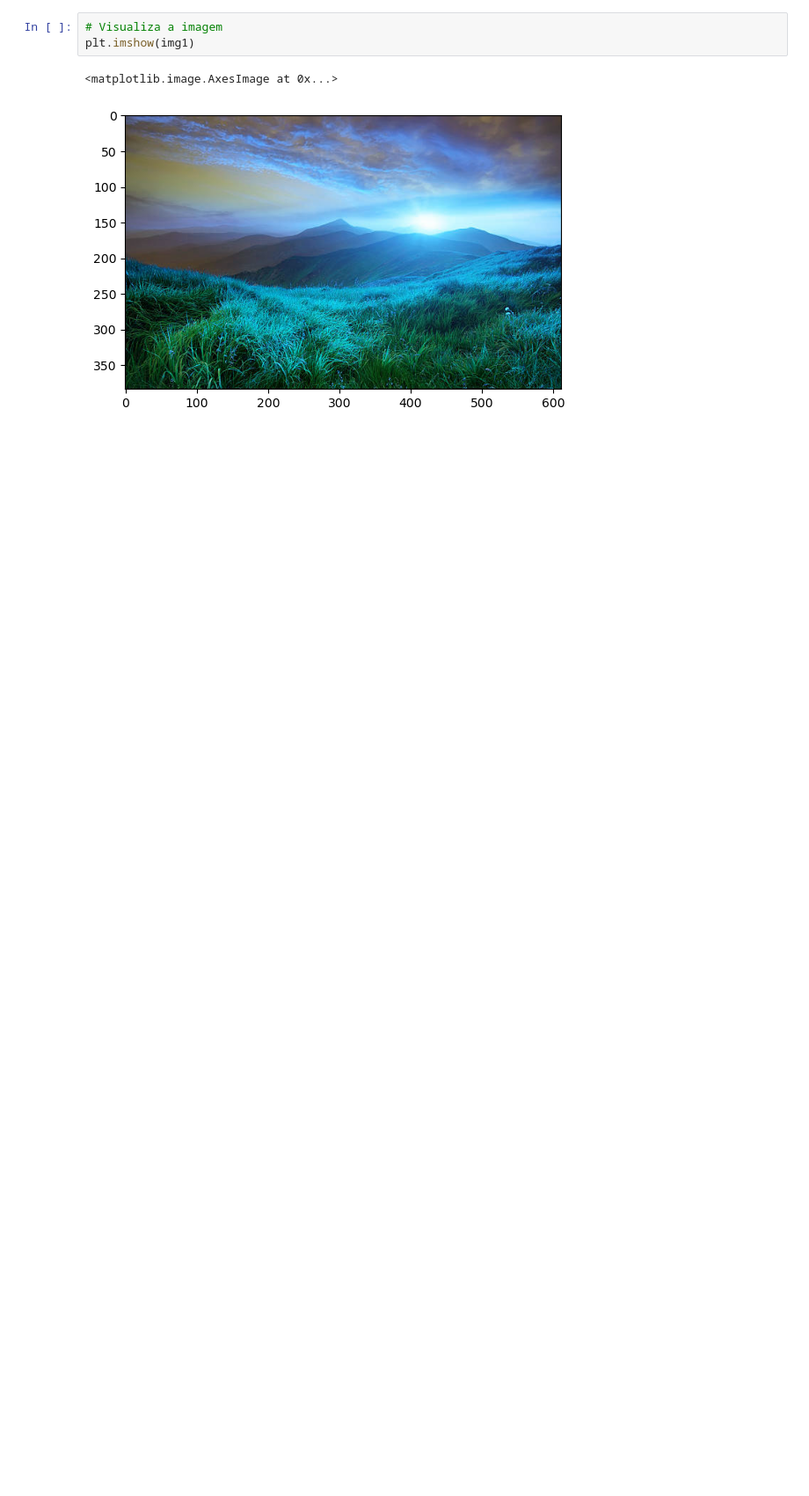
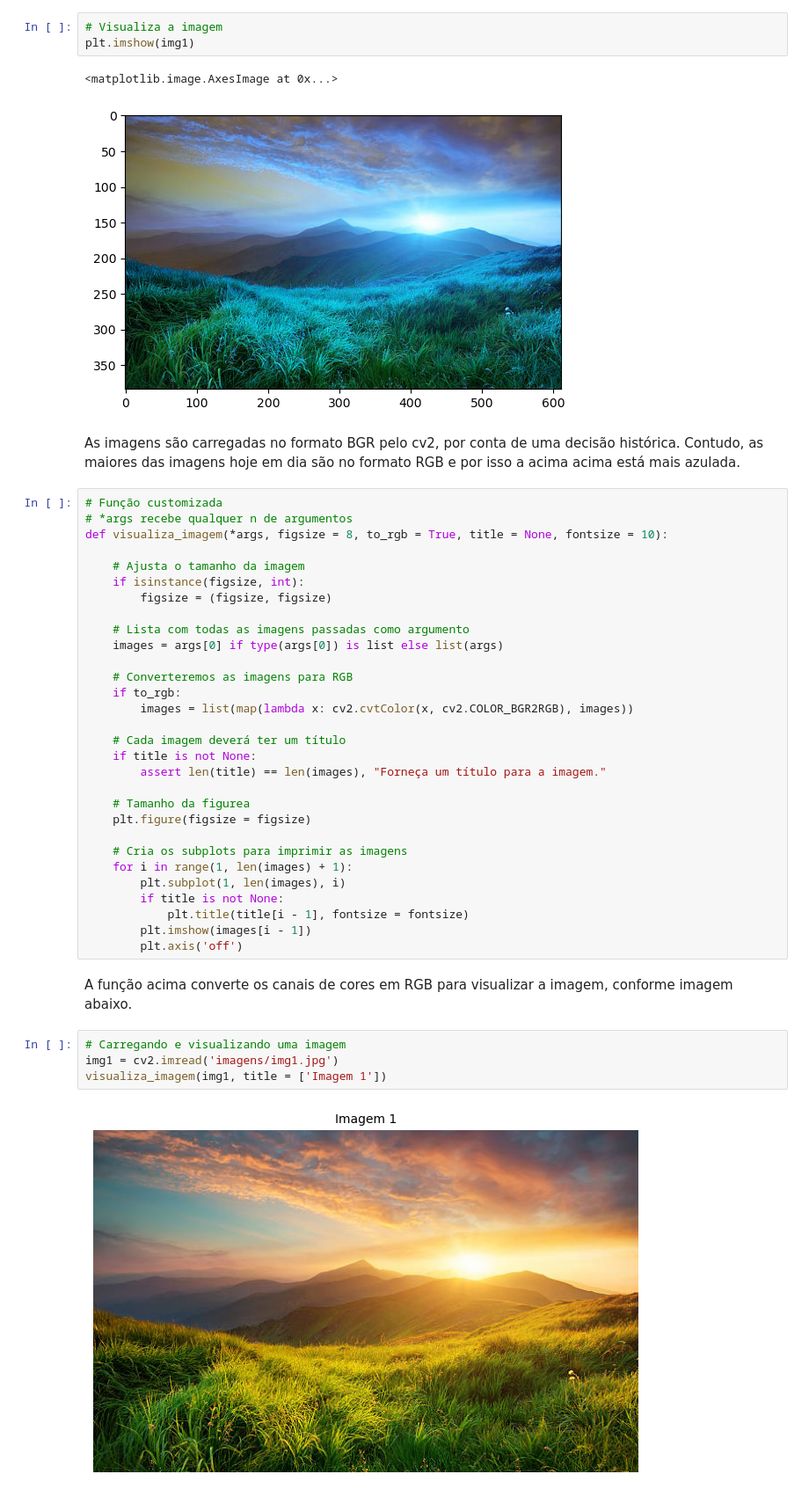
Before and after one commit to marcosmorais94/formacao-inteligencia-artificial, a Jupyter notebook: analises-imagens-IA/Projeto1-Manipulacao_Imagens_IA.ipynb, the cells around one changed output. Shown at 88% size. Saved outputs shown, nothing was run; the diff lists cells and outputs as text; blank space fills up the shorter version.

```diff
--- a/analises-imagens-IA/Projeto1-Manipulacao_Imagens_IA.ipynb
+++ b/analises-imagens-IA/Projeto1-Manipulacao_Imagens_IA.ipynb
@@ -94,3 +94,43 @@ plt.imshow(img1)
 # %% [output]
 <matplotlib.image.AxesImage at 0x...>
 [figure]
+# %% [markdown]
+As imagens são carregadas no formato BGR pelo cv2, por conta de uma decisão histórica. Contudo, as maiores das imagens hoje em dia são no formato RGB e por isso a acima acima está mais azulada.
+# %%
+# Função customizada
+# *args recebe qualquer n de argumentos
+def visualiza_imagem(*args, figsize = 8, to_rgb = True, title = None, fontsize = 10):
+
+    # Ajusta o tamanho da imagem
+    if isinstance(figsize, int):
+        figsize = (figsize, figsize)
+
+    # Lista com todas as imagens passadas como argumento
+    images = args[0] if type(args[0]) is list else list(args)
+
+    # Converteremos as imagens para RGB
+    if to_rgb:
+        images = list(map(lambda x: cv2.cvtColor(x, cv2.COLOR_BGR2RGB), images))
+
+    # Cada imagem deverá ter um título
+    if title is not None:
+        assert len(title) == len(images), "Forneça um título para a imagem."
+
+    # Tamanho da figurea
+    plt.figure(figsize = figsize)
+
+    # Cria os subplots para imprimir as imagens
+    for i in range(1, len(images) + 1):
+        plt.subplot(1, len(images), i)
+        if title is not None:
+            plt.title(title[i - 1], fontsize = fontsize)
+        plt.imshow(images[i - 1])
+        plt.axis('off')
+# %% [markdown]
+A função acima converte os canais de cores em RGB para visualizar a imagem, conforme imagem abaixo.
+# %%
+# Carregando e visualizando uma imagem
+img1 = cv2.imread('imagens/img1.jpg')
+visualiza_imagem(img1, title = ['Imagem 1'])
+# %% [output]
+[figure, added]
```
Also changed, not shown: parts of 9 cells of this notebook.
